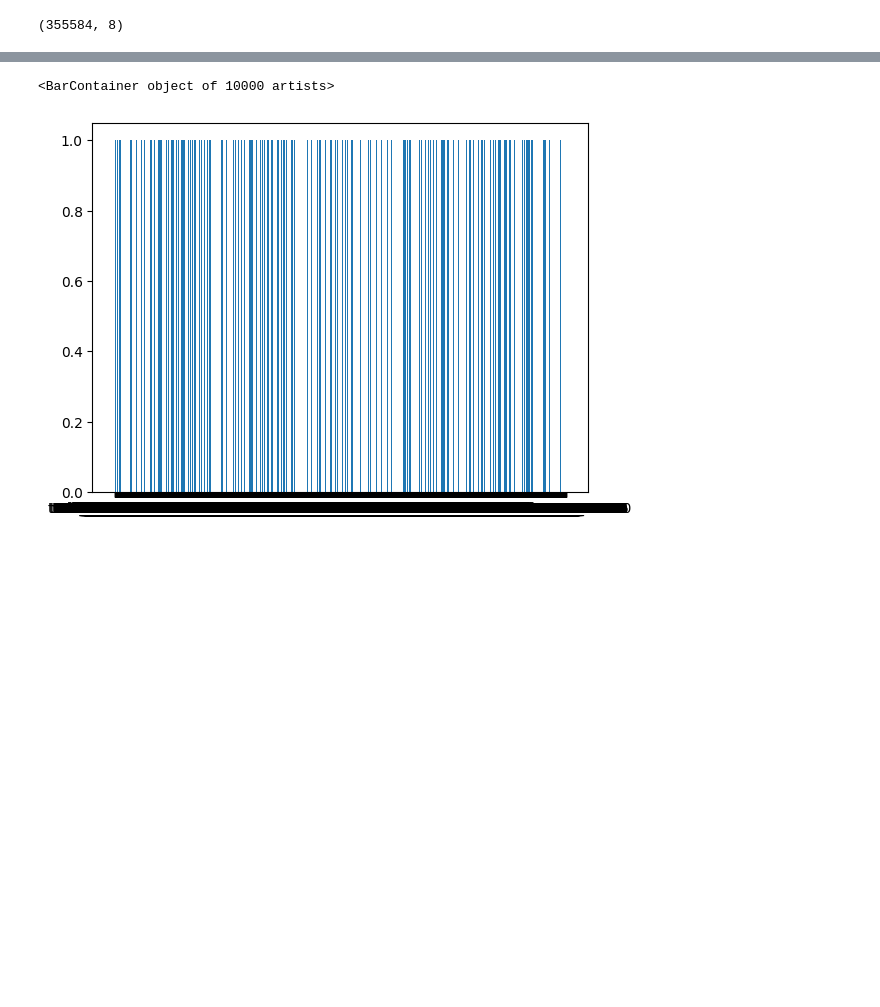
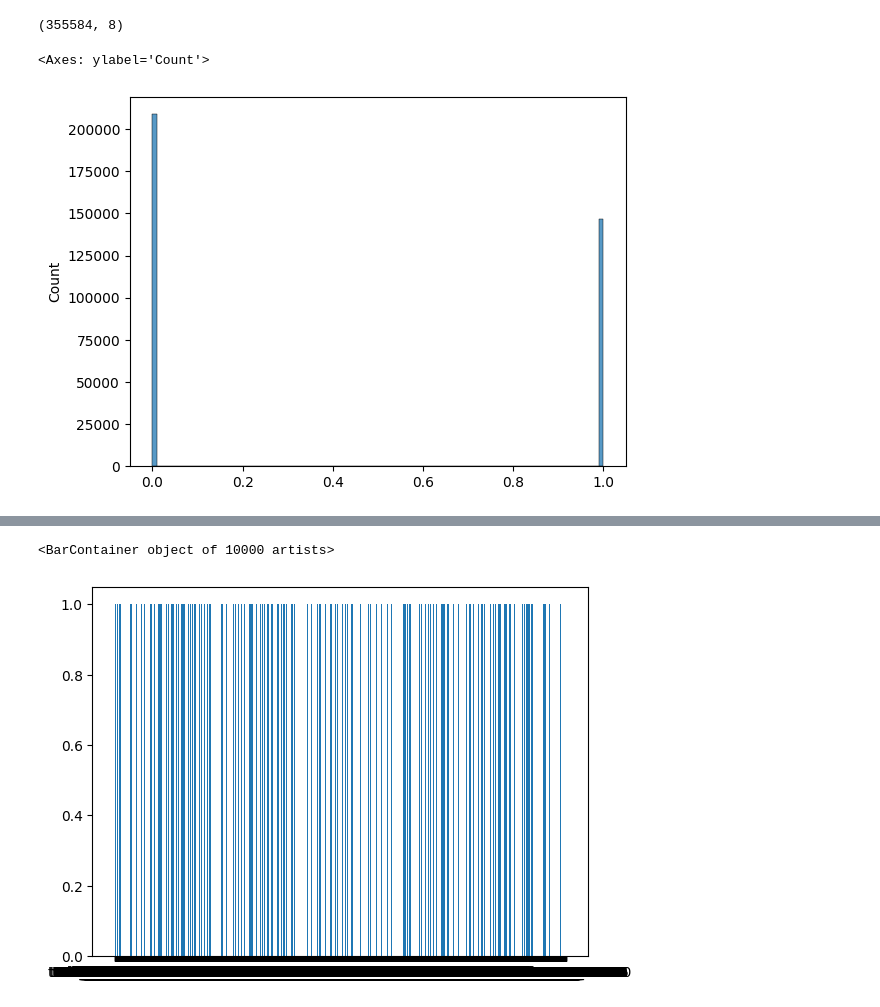
Before and after one commit to RyuichiHashimoto/BayesianNetwork, a Jupyter notebook: experiments/31_baisiannet/10_guidedataset.ipynb, the cells around one changed output, grey strips where cells are left out. Saved outputs shown, nothing was run; the diff lists cells and outputs as text; code cells hidden in the pictures; blank space fills up the shorter version.

```diff
--- a/experiments/31_baisiannet/10_guidedataset.ipynb
+++ b/experiments/31_baisiannet/10_guidedataset.ipynb
@@ -40,2 +82,7 @@ sorted_pivot.shape
 # %% [output]
 (355584, 8)
+# %%
+sns.histplot(sorted_pivot.get_column("FalsePositiveRate"), bins = 100)
+# %% [output]
+<Axes: ylabel='Count'>
+[figure, added]
```
Also changed, not shown: parts of 12 cells of this notebook.
